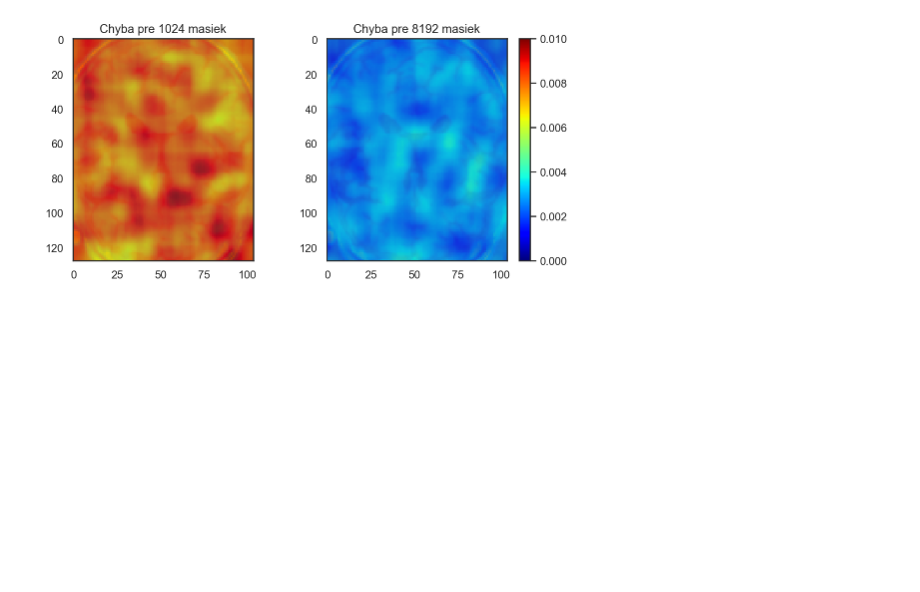
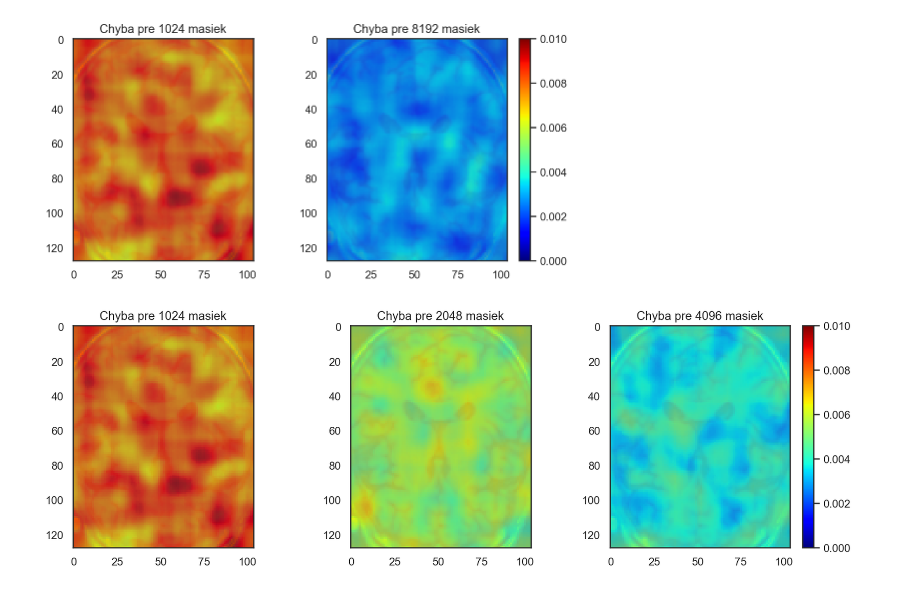
Before and after one commit to timzatko/dp, a Jupyter notebook: conda_notebooks/risei/experiments/stability/heatmap_stability_v1_analysis.ipynb, the cells around one changed output. Cells and saved outputs as stored; diff of their text form; code cells hidden in the pictures; blank space fills up the shorter version.

```diff
--- a/conda_notebooks/risei/experiments/stability/heatmap_stability_v1_analysis.ipynb
+++ b/conda_notebooks/risei/experiments/stability/heatmap_stability_v1_analysis.ipynb
@@ -410,6 +418,25 @@ def compare(m1, m2, z=56, vmax=0.10, alpha=0.5):
     fig.colorbar(matplotlib.cm.ScalarMappable(norm=norm, cmap='jet'), ax=ax[1])
 
     fig.tight_layout()
+
+
+def compare_v2(masks, z=56, vmax=0.10, alpha=0.5):
+    fig, axes = plt.subplots(ncols=len(masks), nrows=1, figsize=(4 * len(masks), 4))
+    ax = axes.ravel()
+
+    norm = matplotlib.colors.Normalize(vmin=0, vmax=vmax)
+
+    for idx, m in enumerate(masks):
+        i = data['masks_count'].index(m)
+        h = data['std_heatmaps'][i]
+
+        ax[idx].set_title(f'Chyba pre {m} masiek')
+        ax[idx].imshow(image_x[z])
+        ax[idx].imshow(h[z], cmap='jet', alpha=alpha, norm=norm)
+
+    fig.colorbar(matplotlib.cm.ScalarMappable(norm=norm, cmap='jet'), ax=ax[len(masks) - 1])
+
+    fig.tight_layout()
 # %%
 compare(16, 128, z=56, vmax=0.1, alpha=0.75)
 # %% [output]
@@ -426,3 +453,7 @@ compare(1024, 4096, z=56, vmax=0.01, alpha=0.75)
 compare(1024, 8192, z=56, vmax=0.01, alpha=0.75)
 # %% [output]
 [figure]
+# %%
+compare_v2([1024, 2048, 4096], z=56, vmax=0.01, alpha=0.75)
+# %% [output]
+[figure, added]
```
Also changed, not shown: parts of 2 cells of this notebook, 20 other files.
